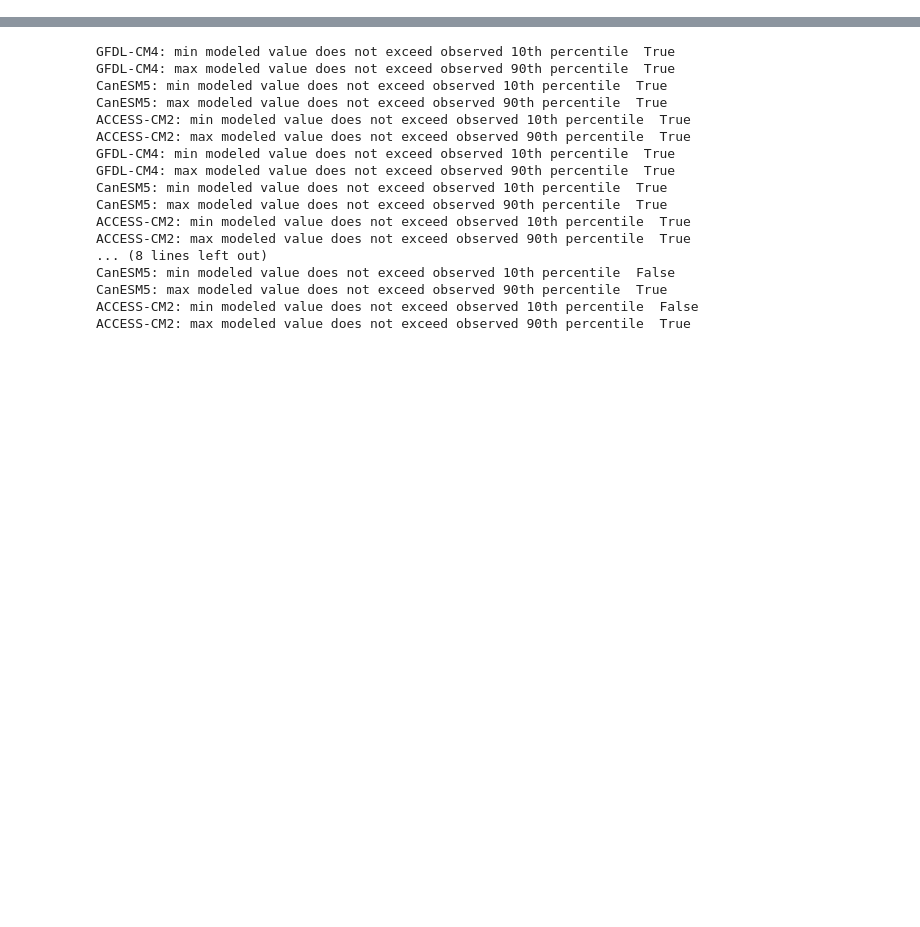
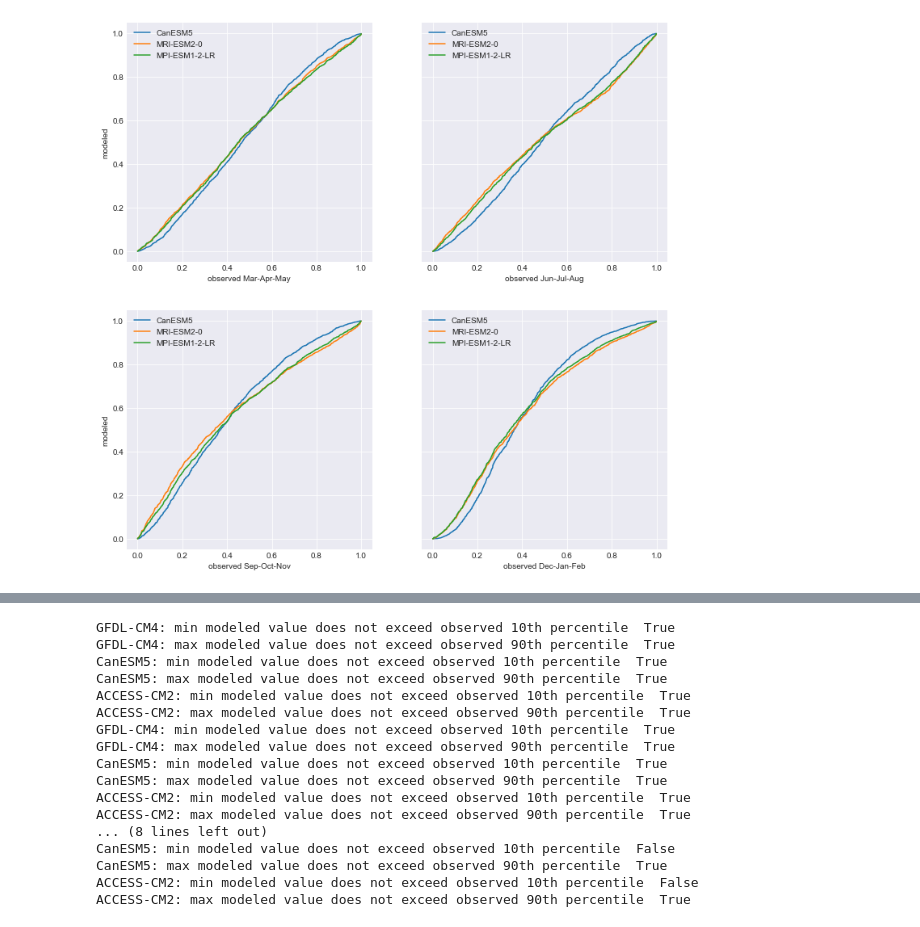
Before and after one commit to wri/cities_data_misc, a Jupyter notebook: hazcount_multihazard.ipynb, the cells around one changed output, grey strips where cells are left out. Drawn from its saved outputs; the diff is of its cells as text; code cells hidden in the pictures; blank space fills up the shorter version.

```diff
--- a/hazcount_multihazard.ipynb
+++ b/hazcount_multihazard.ipynb
@@ -45,7 +49,7 @@ MODEL_INFO = {'UKESM1-0-LL': 'HadAM',
  'CNRM-CM6-1': 'ECMWF',
  'CMCC-ESM2': 'CCM',
  'CMCC-CM2-SR5': 'CCM',
- 'BCC-CSM2-MR': 'CCM',
+ #'BCC-CSM2-MR': 'CCM',
  'ACCESS-ESM1-5': 'HadAM',
  'ACCESS-CM2': 'HadAM',
  'TaiESM1': 'CCM',
@@ -87,5 +91,10 @@ VARIABLES = {
         'era_varname': 'total_precipitation',
         'nex_transform': lambda x: x * 86400,
         'era_transform': lambda x: x * 1000
+    },
+    'hurs': {
+        'era_varname': None,
+       'nex_transform': lambda x: x,
+        'era_transform': lambda x: x
     }
 }
@@ -566,0 +840,4 @@ KIOST-ESM: 0.5148
+# %%
+VARNAMES = ['tasmax', 'tasmin', 'pr', 'hurs']
+calib_fxns = {varname: get_calibfxns(varname, (lat, lon), HIST_START, HIST_END) for varname in VARNAMES}
+best_models = {varname: list(calib_fxns[varname].keys()) for varname in VARNAMES}
@@ -566,0 +898,14 @@ KIOST-ESM: 0.5148
+# %%
+varname = 'tasmax'
+fig, ((ax0, ax1), (ax2, ax3)) = plt.subplots(2, 2, sharey=True, figsize=(12, 12))
+for i in range(4):
+    ax = (ax0, ax1, ax2, ax3)[i]
+    for model in calib_fxns[varname]:
+        ax.plot([j/(len(calib_fxns[varname][model][i])+1) for j in range(len(calib_fxns[varname][model][i]))], calib_fxns[varname][model][i], label=model)
+        ax.set_xlabel('observed {}'.format(['Mar-Apr-May', 'Jun-Jul-Aug', 'Sep-Oct-Nov', 'Dec-Jan-Feb'][i]))
+        ax.legend()
+ax0.set_ylabel('modeled')
+ax2.set_ylabel('modeled')
+plt.show()
+# %% [output]
+[figure, added]
```
Also changed, not shown: parts of 21 cells of this notebook.
